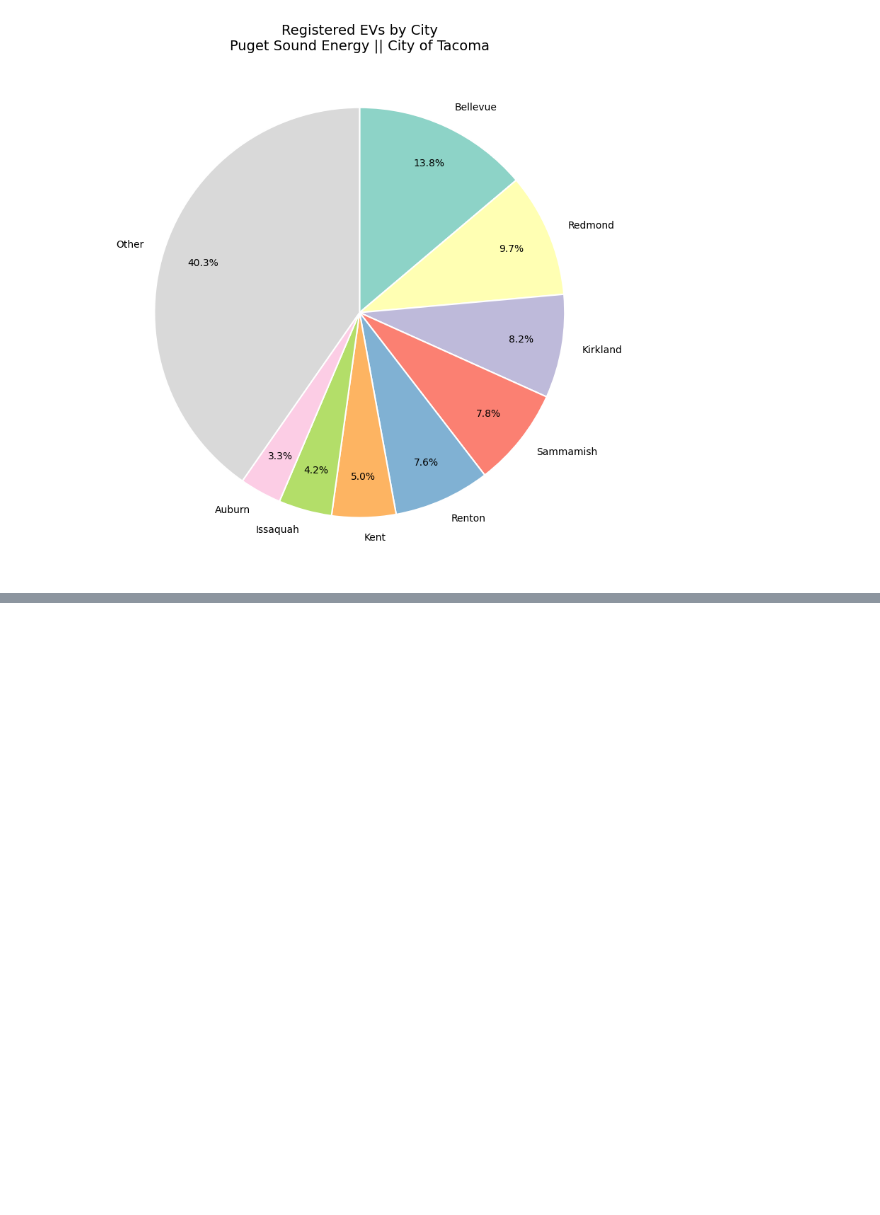
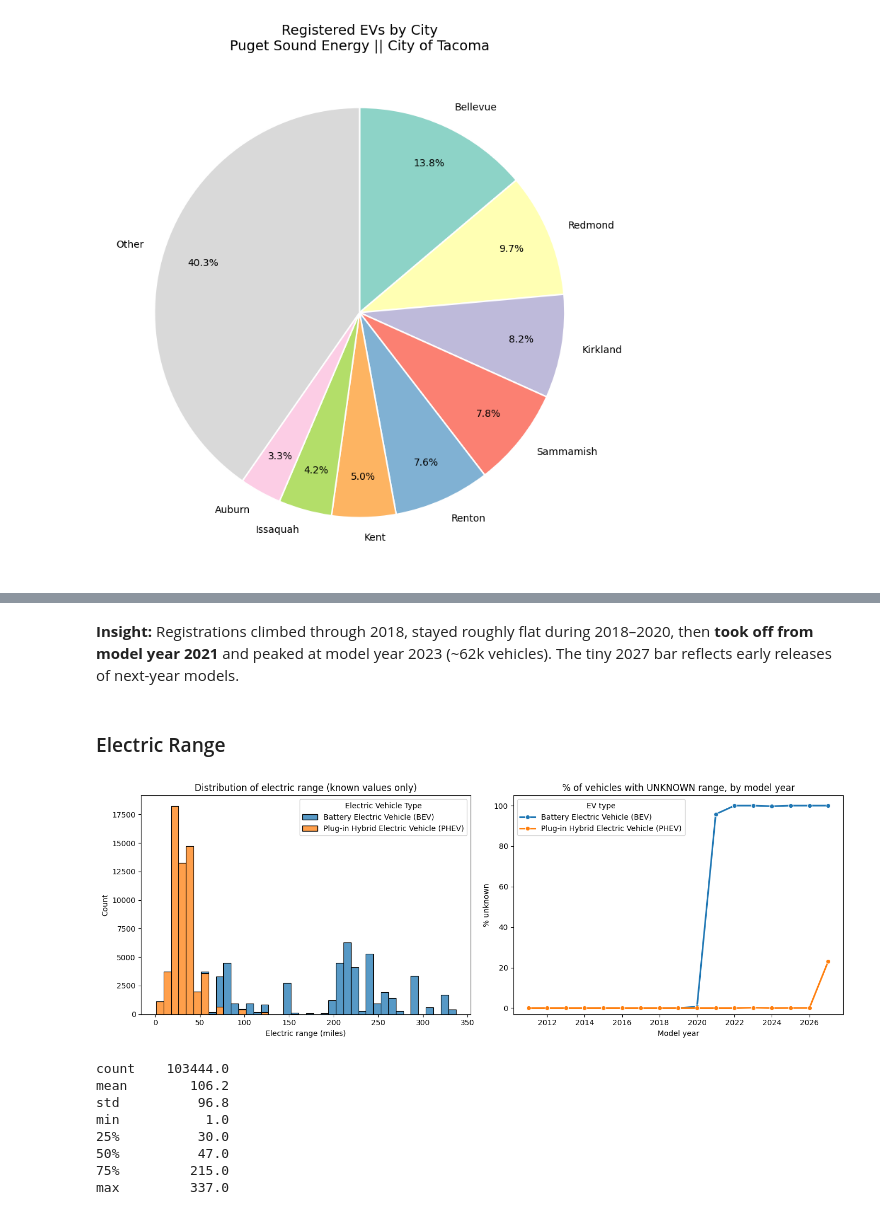
Before and after one commit to purujit-dev/Data_Analysis_Project, a Jupyter notebook: data_analysis.ipynb, the cells around one changed output, grey strips where cells are left out. Cells and saved outputs as stored; diff of their text form; code cells hidden in the pictures; blank space fills up the shorter version.

```diff
--- a/data_analysis.ipynb
+++ b/data_analysis.ipynb
@@ -356,0 +366,57 @@ plt.tight_layout()
+# %% [markdown]
+**Insight:** Registrations climbed through 2018, stayed roughly flat during 2018–2020, then **took off from model year 2021** and peaked at model year 2023 (~62k vehicles). The tiny 2027 bar reflects early releases of next-year models.
+# %% [markdown]
+### Electric Range
+# %%
+
+PALETTE = ["#1f77b4", "#ff7f0e"]          # one colour per EV type (BEV, PHEV)
+
+def save_fig(name):
+    plt.tight_layout()
+    # plt.savefig(f"{name}.png", dpi=150, bbox_inches="tight")  # uncomment to save
+    plt.show()
+
+# --- use the actual column names from the CSV ---
+EV_TYPE = "Electric Vehicle Type"
+YEAR    = "Model Year"
+RANGE   = "Electric Range"
+
+# In this WA DOL dataset a range of 0 means "not researched/unknown",
+# so treat 0 as missing as well as real NaNs
+df["electric_range_known"] = df[RANGE].replace(0, np.nan)
+known = df.dropna(subset=["electric_range_known"])
+
+fig, axes = plt.subplots(1, 2, figsize=(14, 5))
+
+# Left: distribution of known range
+sns.histplot(data=known, x="electric_range_known", hue=EV_TYPE, bins=40,
+             multiple="stack", palette=PALETTE, ax=axes[0])
+axes[0].set_title("Distribution of electric range (known values only)")
+axes[0].set_xlabel("Electric range (miles)")
+
+# Right: share of vehicles with unknown range, by model year AND EV type
+unknown = (df.groupby([YEAR, EV_TYPE])["electric_range_known"]
+             .apply(lambda s: s.isna().mean() * 100)
+             .rename("pct_unknown").reset_index())
+unknown = unknown[unknown[YEAR] >= 2011]
+
+sns.lineplot(data=unknown, x=YEAR, y="pct_unknown", hue=EV_TYPE, palette=PALETTE,
+             marker="o", linewidth=2.2, ax=axes[1])
+axes[1].set_title("% of vehicles with UNKNOWN range, by model year")
+axes[1].set_xlabel("Model year")
+axes[1].set_ylabel("% unknown")
+axes[1].set_ylim(-3, 105)
+axes[1].legend(title="EV type")
+save_fig("05_electric_range")
+
+print(known["electric_range_known"].describe().round(1).to_string())
+# %% [output]
+[figure, added]
+count    103444.0
+mean        106.2
+std          96.8
+min           1.0
+25%          30.0
+50%          47.0
+75%         215.0
+max         337.0
```
Also changed, not shown: parts of 10 cells of this notebook, 1 other file.
